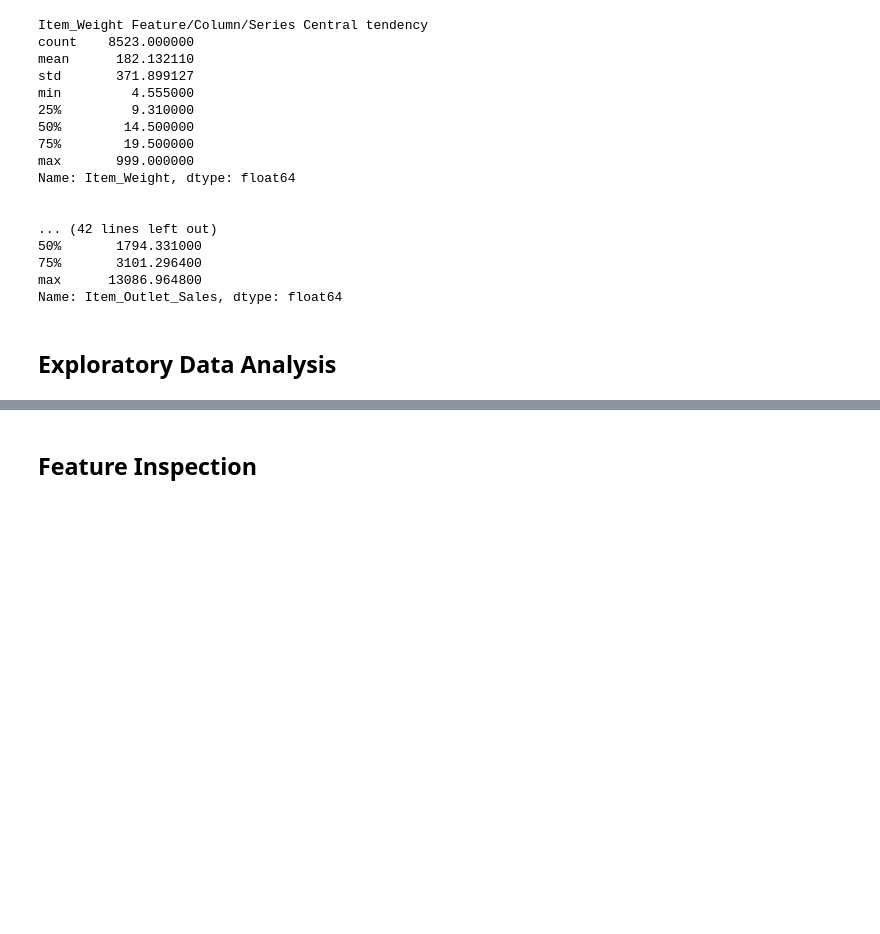
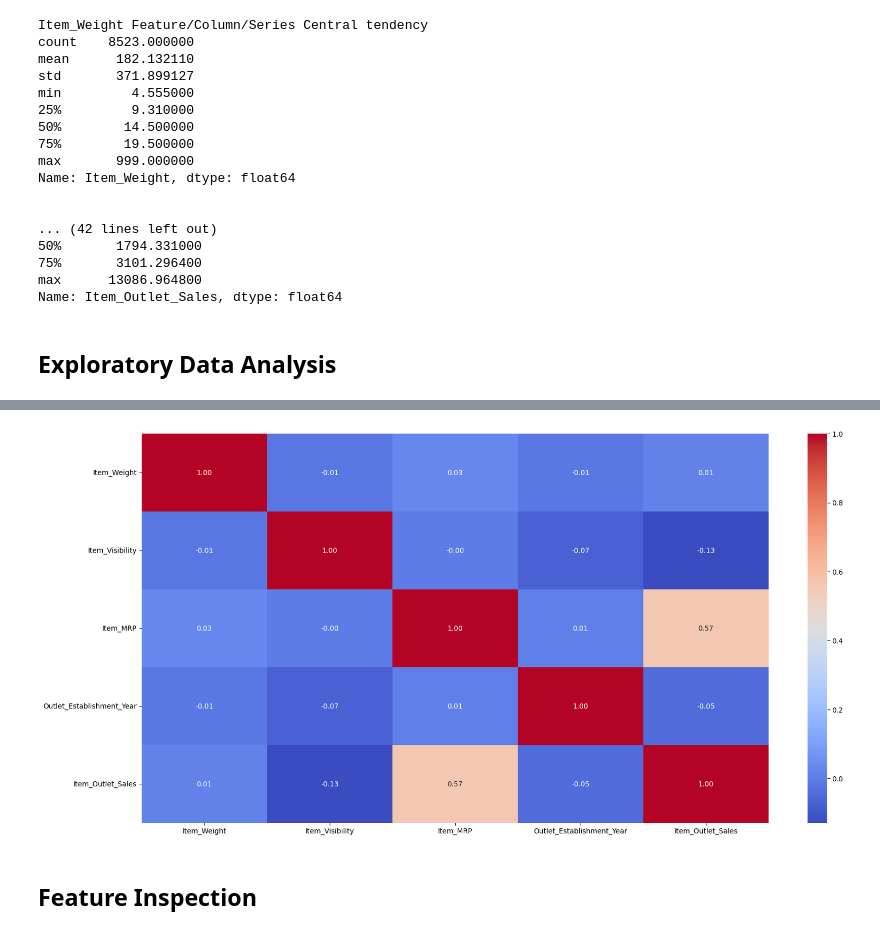
Before and after one commit to OMONa-E/Prediction-of-Product-Sales, a Jupyter notebook: Omona_Emmanuel_Prediction_of_Product_Sales.ipynb, the cells around one changed output, grey strips where cells are left out. Drawn from its saved outputs; the diff is of its cells as text; code cells hidden in the pictures; blank space fills up the shorter version.

```diff
--- a/Omona_Emmanuel_Prediction_of_Product_Sales.ipynb
+++ b/Omona_Emmanuel_Prediction_of_Product_Sales.ipynb
@@ -357,2 +401,10 @@ Name: Item_Outlet_Sales, dtype: float64
+# %%
+# Heatmap to view the correlation between features
+plt.figure(figsize=(20, 10))
+corr = df_sales_pred.corr(numeric_only=True)
+sns.heatmap(data=corr, annot=True, cmap='coolwarm', fmt='.2f')
+plt.show();
+# %% [output]
+[figure, added]
 # %% [markdown]
 ## Feature Inspection
```
Also changed, not shown: parts of 17 cells of this notebook.
